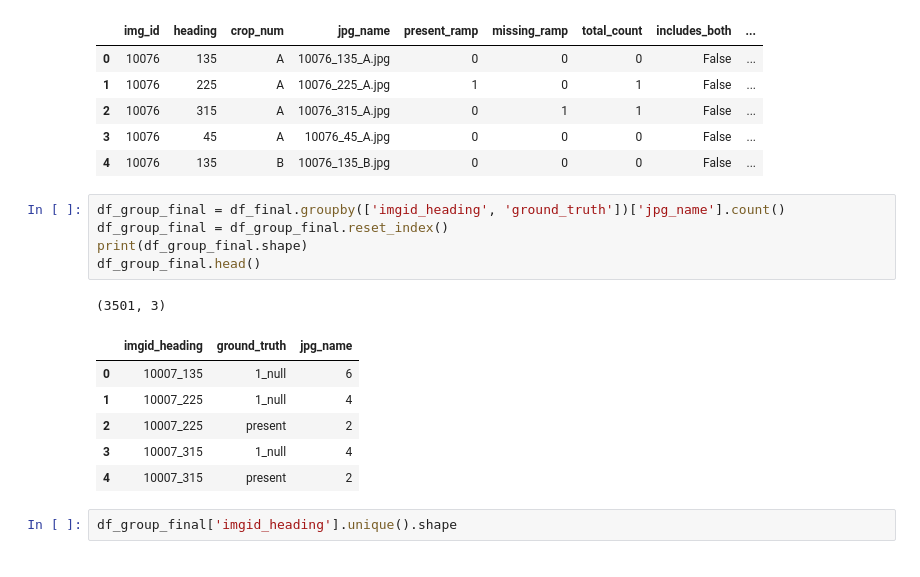
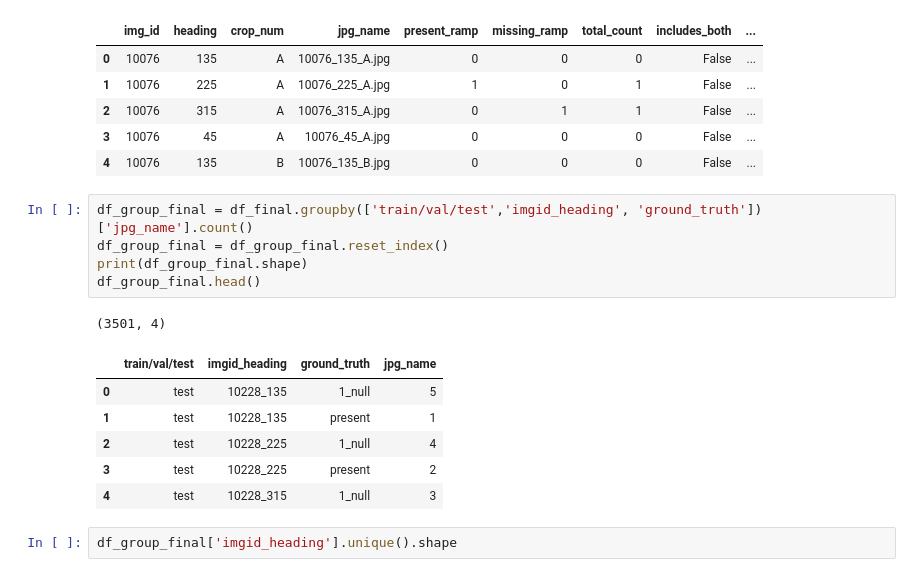
Before and after one commit to w210-accessibility/classify-streetview, a Jupyter notebook: mini-crops/2020-04-13-GetFullLabeled.ipynb, the cells around one changed output. Cells and saved outputs as stored; diff of their text form.

Commit message:
Add processing to get the aggregate ground truth

```diff
--- a/mini-crops/2020-04-13-GetFullLabeled.ipynb
+++ b/mini-crops/2020-04-13-GetFullLabeled.ipynb
@@ -338,18 +338,18 @@ df_final.head()
 | 3 | 10076 | 45 | A | 10076_45_A.jpg | 0 | 0 | 0 | False | ... |
 | 4 | 10076 | 135 | B | 10076_135_B.jpg | 0 | 0 | 0 | False | ... |
 # %%
-df_group_final = df_final.groupby(['imgid_heading', 'ground_truth'])['jpg_name'].count()
+df_group_final = df_final.groupby(['train/val/test','imgid_heading', 'ground_truth'])['jpg_name'].count()
 df_group_final = df_group_final.reset_index()
 print(df_group_final.shape)
 df_group_final.head()
 # %% [output]
-(3501, 3)
+(3501, 4)
-|  | imgid_heading | ground_truth | jpg_name |
-| 0 | 10007_135 | 1_null | 6 |
-| 1 | 10007_225 | 1_null | 4 |
-| 2 | 10007_225 | present | 2 |
-| 3 | 10007_315 | 1_null | 4 |
-| 4 | 10007_315 | present | 2 |
+|  | train/val/test | imgid_heading | ground_truth | jpg_name |
+| 0 | test | 10228_135 | 1_null | 5 |
+| 1 | test | 10228_135 | present | 1 |
+| 2 | test | 10228_225 | 1_null | 4 |
+| 3 | test | 10228_225 | present | 2 |
+| 4 | test | 10228_315 | 1_null | 3 |
 # %%
 df_group_final['imgid_heading'].unique().shape
 # %% [output]
```
Also changed, not shown: parts of 3 cells of this notebook.
